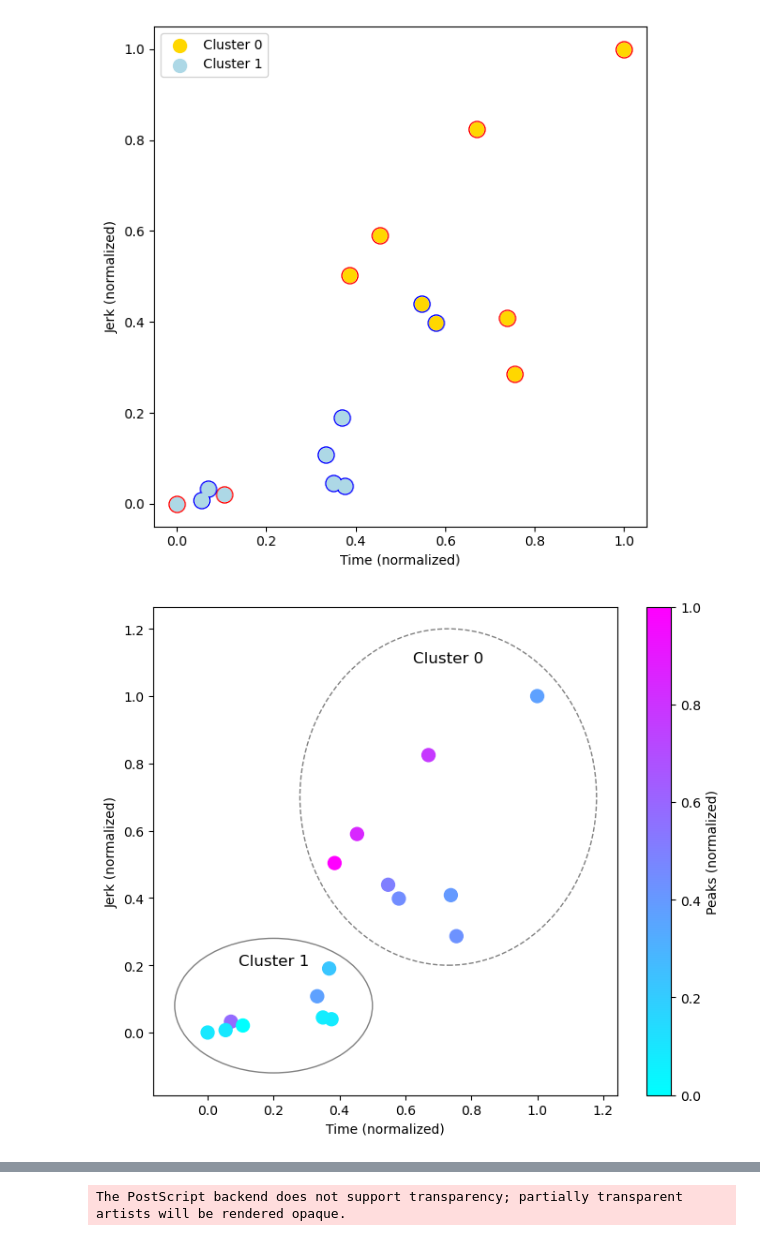
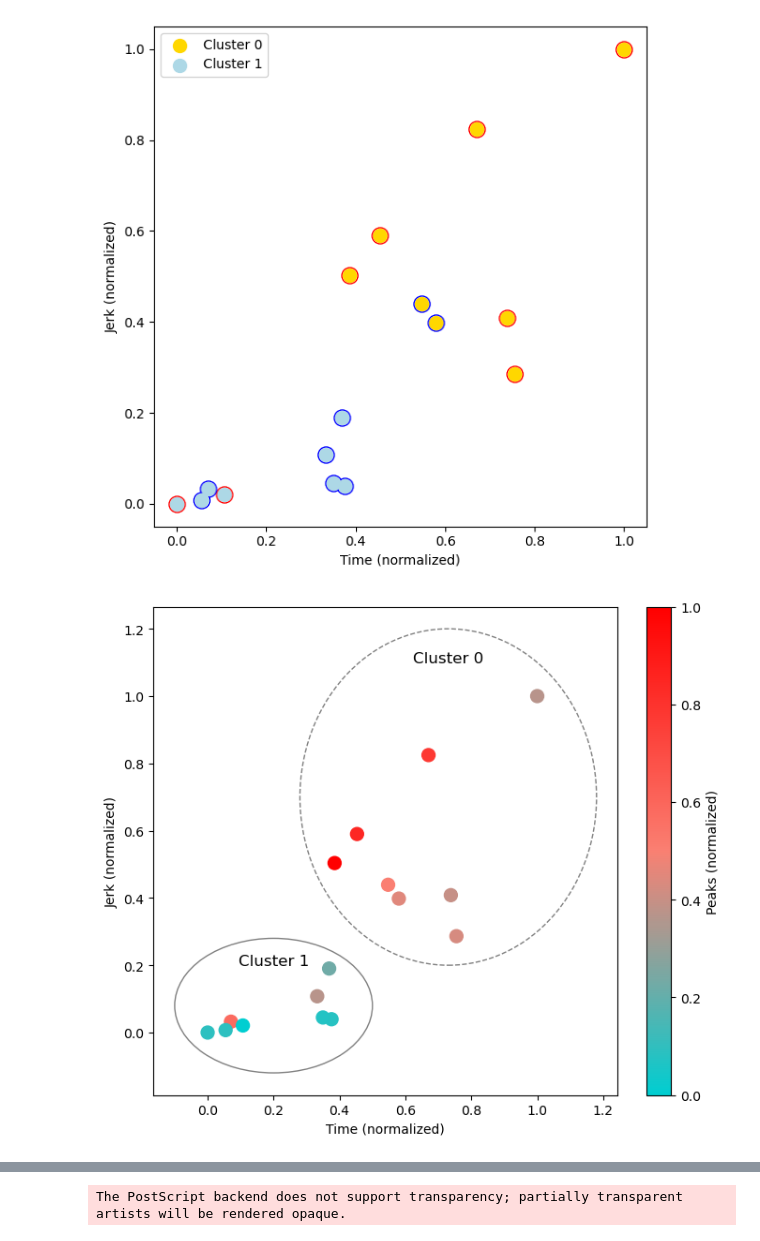
Before and after one commit to doertiboy/MasterStudy, a Jupyter notebook: 03_Clustering.ipynb, the cells around one changed output, grey strips where cells are left out. Saved outputs shown, nothing was run; the diff lists cells and outputs as text; code cells hidden in the pictures.

```diff
--- a/03_Clustering.ipynb
+++ b/03_Clustering.ipynb
@@ -184,6 +185,8 @@ The PostScript backend does not support transparency; partially transparent arti
 # %%
 # Dataset including peaks
 dataset = np.column_stack((time, jerk, peaks))
+colors_cmap = ["darkturquoise", "salmon", "red"]
+cmap = LinearSegmentedColormap.from_list("salmon_to_darkturquoise", colors_cmap)
 
 # Count male and female in each cluster
 female_counts = {}
@@ -196,33 +199,33 @@ for cluster_label in range(2):
 plt.figure(figsize=(7, 6))
 
 # Use a colormap to indicate peak values
-scatter = plt.scatter(dataset[:, 0], dataset[:, 1], c=dataset[:, 2], cmap='cool', s=100) #YlGnBu #cool
+scatter = plt.scatter(dataset[:, 0], dataset[:, 1], c=dataset[:, 2], cmap=cmap, s=100) #YlGnBu #cool
 plt.xlabel('Time (normalized)')
 plt.ylabel('Jerk (normalized)')
 
 # Add colorbar to show the scale of peaks
 colorbar = plt.colorbar(scatter)
 colorbar.set_label('Peaks (normalized)')
 
 # Separate clusters by line
 # plt.plot([0, 0.9], [0.6, 0], color='grey', linestyle='--')
 
 ellipseStart = Ellipse(xy=(0.73, 0.7), width=0.9, height=1, edgecolor='gray', facecolor='none', linewidth=1, linestyle='--')
 plt.gca().add_patch(ellipseStart)
 
 ellipseStart = Ellipse(xy=(0.2, 0.08), width=0.6, height=0.4, edgecolor='gray', facecolor='none', linewidth=1)
 plt.gca().add_patch(ellipseStart)
 
 # Annotate the clusters
 plt.annotate('Cluster 1', xy=(0.2, 0.08), xytext=(0.2, 0.2),
              fontsize=12, ha='center')
 
 plt.annotate('Cluster 0', xy=(0.73, 1), xytext=(0.73, 1.1),
              fontsize=12, ha='center')
 
 plt.tight_layout()
 plt.savefig('Plots/clusterTimeJerkPeaks.jpg')
 plt.savefig('../MasterThesis/figures/clusterTimeJerkPeaks.eps')
 plt.show()
 # %% [output]
-[figure, old version]
+[figure, new version]
```
Also changed, not shown: parts of 8 cells of this notebook, 50 other files.
